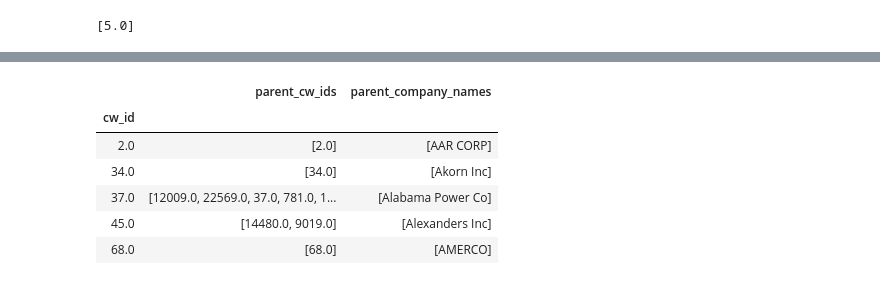
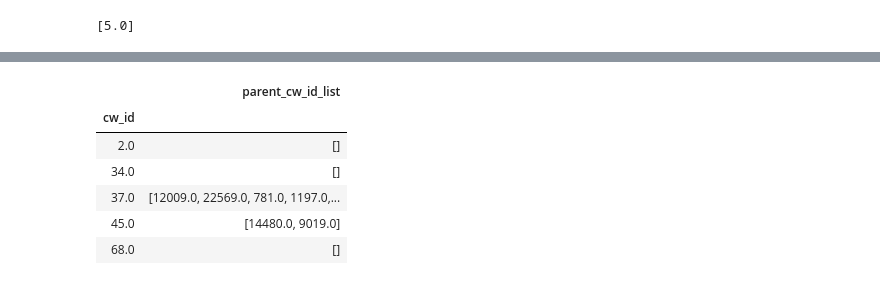
Before and after one commit to prakharchandna/info202project, a Jupyter notebook: CorpParsing.ipynb, the cells around one changed output, grey strips where cells are left out. Saved outputs shown, nothing was run; the diff lists cells and outputs as text; code cells hidden in the pictures.

```diff
--- a/CorpParsing.ipynb
+++ b/CorpParsing.ipynb
@@ -93,0 +103,18 @@ parent_child_groups = relationships_recent.groupby(['parent_cw_id']).agg({
+# %%
+parent_child_groups.columns
+#parent_child_groups['clean_child_list'] = parent_child_groups.apply(lambda row: row['cw_id'], axis = 1)
+parent_child_groups['child_cw_id_list'] = parent_child_groups.apply(lambda row: deduplicate(row['parent_cw_id'], row.cw_id), axis = 1)
+# %%
+CHILD_COMPANY_NAMES = "child_company_names"
+CHILD_CW_IDS = "child_cw_ids"
+PARENT_CW_IDS = "parent_cw_ids"
+PARENT_COMPANY_NAMES = "parent_company_names"
+
+parent_child_groups = parent_child_groups.rename(
+    columns= {
+    "cw_id": CHILD_CW_IDS,
+    'clean_company': CHILD_COMPANY_NAMES})
+x = parent_child_groups.rename(index = {'parent_cw_id': "cw_id"}, inplace = False)
+parent_child_groups = parent_child_groups[['child_cw_id_list']]
+
+parent_child_groups.head()
@@ -94,5 +139,5 @@ parent_child_groups = relationships_recent.groupby(['parent_cw_id']).agg({
 # %%
-
 child_parent_groups = relationships_recent.groupby(['cw_id']).agg({
+     'cw_id': "first",
      'parent_cw_id' : lambda x:  unique_non_nan(x),
      'clean_company': lambda x: unique_non_nan(x)})
@@ -119,0 +144,2 @@ parent_child_groups.head()
+# %%
+child_parent_groups['parent_cw_id_list'] = child_parent_groups.apply(lambda row: deduplicate(row['cw_id'], row['parent_cw_id']), axis =1)
@@ -120,16 +156,14 @@ parent_child_groups.head()
 # %%
-child_parent_groups = child_parent_groups.rename(columns = {
-    PARENT_CW_ID: PARENT_CW_IDS,
-    'clean_company': PARENT_COMPANY_NAMES})
+child_parent_groups = child_parent_groups[['parent_cw_id_list']]
 child_parent_groups.head()
 # %% [output]
-|  | parent_cw_ids | parent_company_names |
-| cw_id |  |  |
-| 2.0 | [2.0] | [AAR CORP] |
-| 34.0 | [34.0] | [Akorn Inc] |
-| 37.0 | [12009.0, 22569.0, 37.0, 781.0, 1... | [Alabama Power Co] |
-| 45.0 | [14480.0, 9019.0] | [Alexanders Inc] |
-| 68.0 | [68.0] | [AMERCO] |
+|  | parent_cw_id_list |
+| cw_id |  |
+| 2.0 | [] |
+| 34.0 | [] |
+| 37.0 | [12009.0, 22569.0, 781.0, 1197.0,... |
+| 45.0 | [14480.0, 9019.0] |
+| 68.0 | [] |
 # %%
 
 
```
Also changed, not shown: parts of 13 cells of this notebook.
